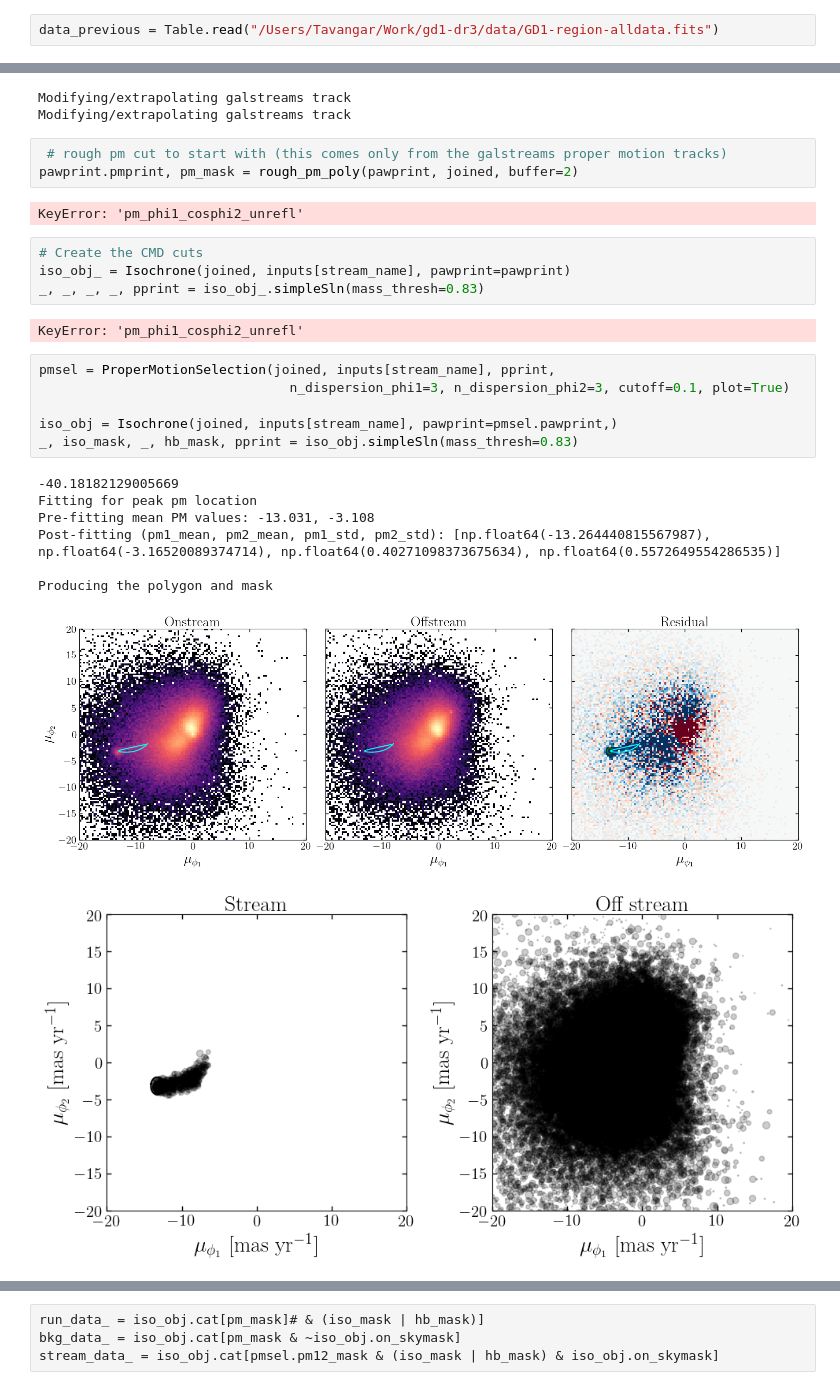
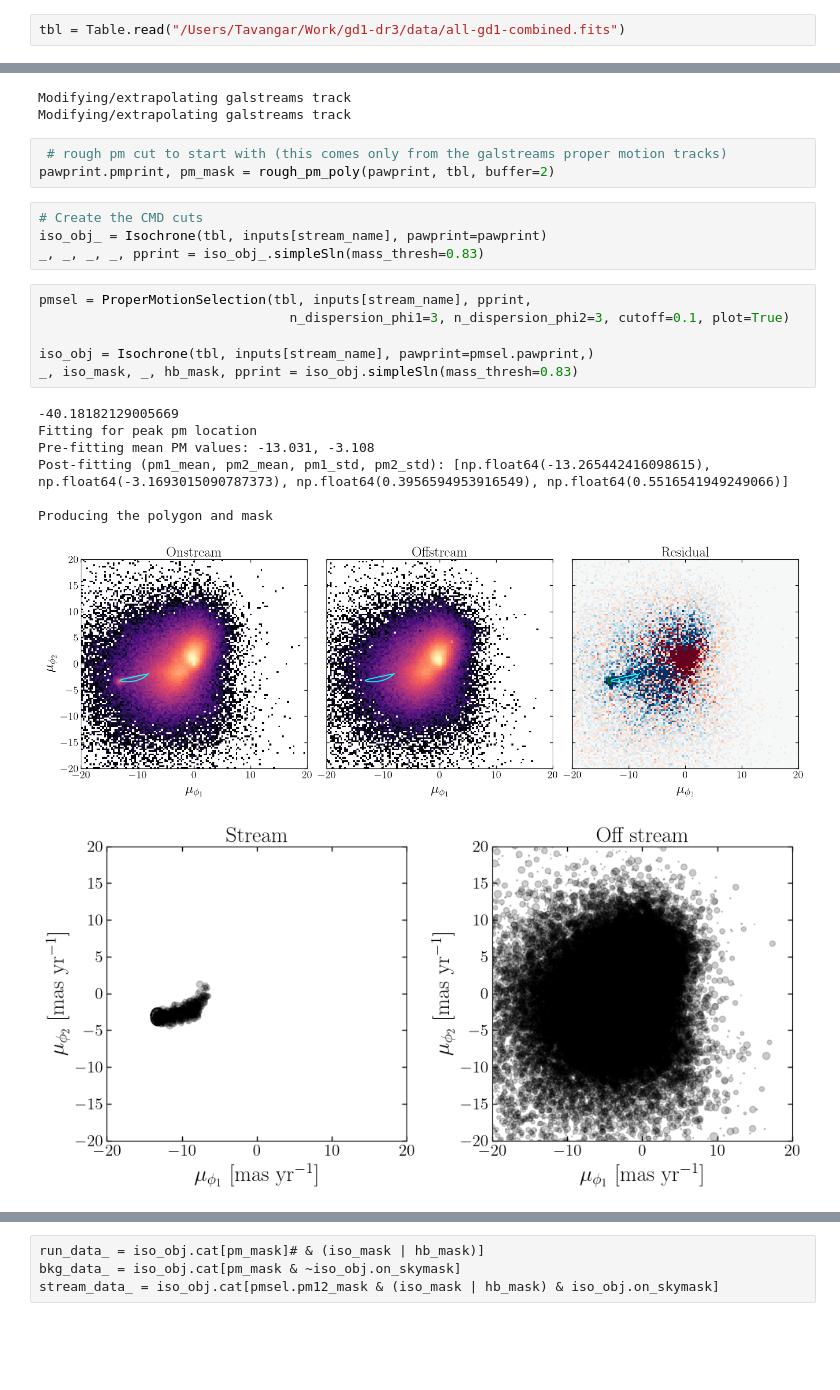
Before and after one commit to ktavangar/gd1-dr3, a Jupyter notebook: notebooks/Photometric-Modeling-Pipeline/generating_data.ipynb, the cells around one changed output, grey strips where cells are left out. Saved outputs shown, nothing was run; the diff lists cells and outputs as text; blank space fills up the shorter version.

```diff
--- a/notebooks/Photometric-Modeling-Pipeline/generating_data.ipynb
+++ b/notebooks/Photometric-Modeling-Pipeline/generating_data.ipynb
@@ -19,4 +19,4 @@ import galstreams as gst
 from pyia import GaiaData
 import gala.coordinates as gc
 # %%
-data_previous = Table.read("/Users/Tavangar/Work/gd1-dr3/data/GD1-region-alldata.fits")
+tbl = Table.read("/Users/Tavangar/Work/gd1-dr3/data/all-gd1-combined.fits")
@@ -102,27 +32,23 @@ Modifying/extrapolating galstreams track
 Modifying/extrapolating galstreams track
 # %%
  # rough pm cut to start with (this comes only from the galstreams proper motion tracks)
-pawprint.pmprint, pm_mask = rough_pm_poly(pawprint, joined, buffer=2)
+pawprint.pmprint, pm_mask = rough_pm_poly(pawprint, tbl, buffer=2)
-# %% [output]
-KeyError: 'pm_phi1_cosphi2_unrefl'
 # %%
 # Create the CMD cuts
-iso_obj_ = Isochrone(joined, inputs[stream_name], pawprint=pawprint)
+iso_obj_ = Isochrone(tbl, inputs[stream_name], pawprint=pawprint)
 _, _, _, _, pprint = iso_obj_.simpleSln(mass_thresh=0.83)
-# %% [output]
-KeyError: 'pm_phi1_cosphi2_unrefl'
 # %%
-pmsel = ProperMotionSelection(joined, inputs[stream_name], pprint,
+pmsel = ProperMotionSelection(tbl, inputs[stream_name], pprint,
                                 n_dispersion_phi1=3, n_dispersion_phi2=3, cutoff=0.1, plot=True)
 
-iso_obj = Isochrone(joined, inputs[stream_name], pawprint=pmsel.pawprint,)
+iso_obj = Isochrone(tbl, inputs[stream_name], pawprint=pmsel.pawprint,)
 _, iso_mask, _, hb_mask, pprint = iso_obj.simpleSln(mass_thresh=0.83)
 # %% [output]
 -40.18182129005669
 Fitting for peak pm location
 Pre-fitting mean PM values: -13.031, -3.108
-Post-fitting (pm1_mean, pm2_mean, pm1_std, pm2_std): [np.float64(-13.264440815567987), np.float64(-3.16520089374714), np.float64(0.40271098373675634), np.float64(0.5572649554286535)]
+Post-fitting (pm1_mean, pm2_mean, pm1_std, pm2_std): [np.float64(-13.265442416098615), np.float64(-3.1693015090787373), np.float64(0.3956594953916549), np.float64(0.5516541949249066)]
 
 Producing the polygon and mask
-[figure, old version]
+[figure, new version]
-[figure, old version]
+[figure, new version]
```
Also changed, not shown: parts of 17 cells of this notebook, 15 other files.
